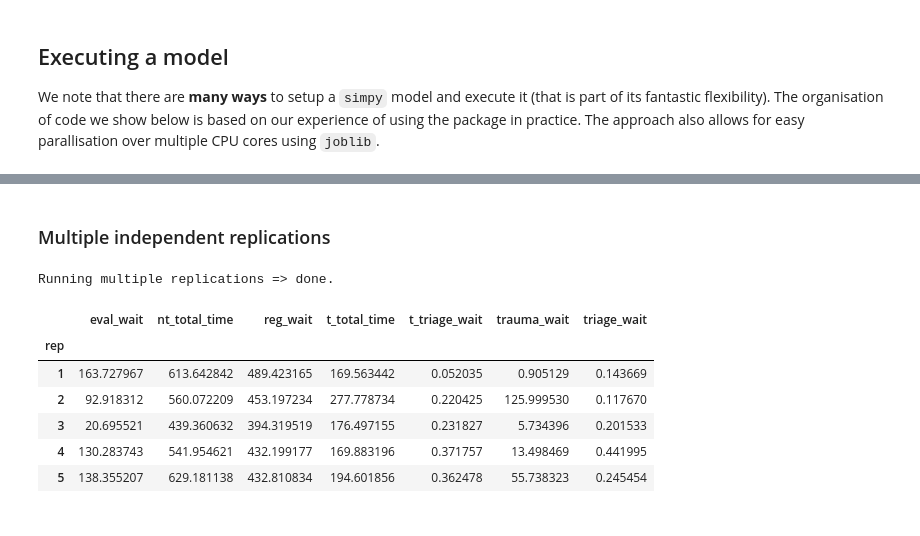
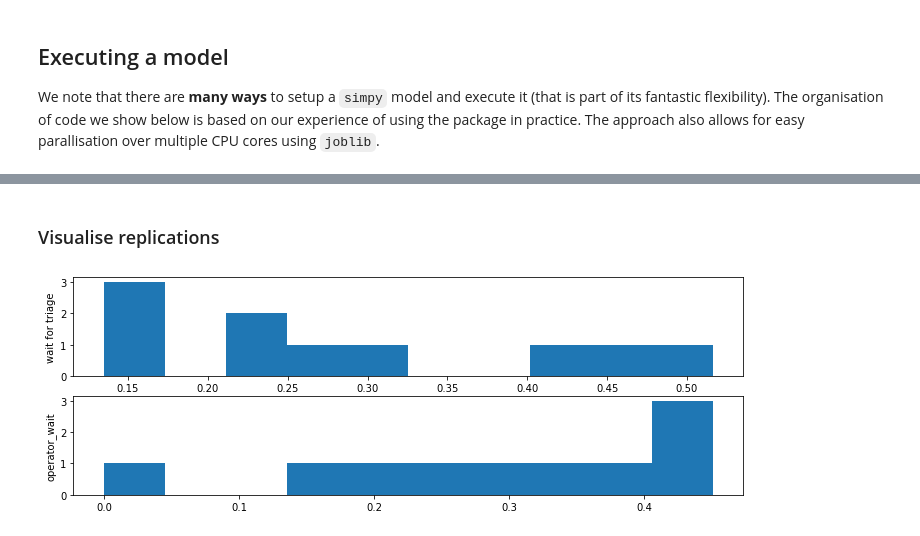
Before and after one commit to TomMonks/open-science-for-sim, a Jupyter notebook: src/notebooks/01_foss_sim/01_simpy.ipynb, the cells around one changed output, grey strips where cells are left out. Cells and saved outputs as stored; diff of their text form; code cells hidden in the pictures.

Commit message:
SIMPY: scenario analysis added

```diff
--- a/src/notebooks/01_foss_sim/01_simpy.ipynb
+++ b/src/notebooks/01_foss_sim/01_simpy.ipynb
@@ -280,6 +290,7 @@ class Scenario:
         '''
         #sampling
         self.random_number_set = random_number_set
+        self.init_resourse_counts()
         self.init_sampling()
 
     def set_random_no_set(self, random_number_set):
@@ -834,12 +845,12 @@ class TreatmentCentreModel:
                                if p.total_time > -np.inf]).mean()
 
         self.results = {'triage_wait': mean_triage_wait,
-                      'reg_wait':mean_reg_wait,
-                      'eval_wait':mean_wait_eval,
-                      'nt_total_time':mean_total,
-                      't_triage_wait': mean_triage_wait2,
-                      'trauma_wait':mean_trauma_wait,
-                      't_total_time':mean_total2}
+                        'registration_wait':mean_reg_wait,
+                        'examination_wait':mean_wait_eval,
+                        'nt_total_time':mean_total,
+                        'triage_wait2': mean_triage_wait2,
+                        'trauma_wait':mean_trauma_wait,
+                        't_total_time':mean_total2}
 
 
 
@@ -950,0 +976,9 @@ Running simulation ... => simulation complete.
+# %%
+args = Scenario()
+
+#run multiple replications.
+#by default it runs 5 replications.
+print('Running multiple replications', end=' => ')
+results  = multiple_replications(args, n_reps=10)
+print('done.\n')
+results.head()
@@ -951,20 +1007,10 @@ Running simulation ... => simulation complete.
 # %% [markdown]
-### Multiple independent replications
+### Visualise replications
-# %%
-args = Scenario()
-
-#run multiple replications.
-#by default it runs 5 replications.
-print('Running multiple replications', end=' => ')
-results  = multiple_replications(args, n_reps=5)
-print('done.\n')
-results
-# %% [output]
-Running multiple replications => done.
-|  | eval_wait | nt_total_time | reg_wait | t_total_time | t_triage_wait | trauma_wait | triage_wait |
-| rep |  |  |  |  |  |  |  |
-| 1 | 163.727967 | 613.642842 | 489.423165 | 169.563442 | 0.052035 | 0.905129 | 0.143669 |
-| 2 | 92.918312 | 560.072209 | 453.197234 | 277.778734 | 0.220425 | 125.999530 | 0.117670 |
-| 3 | 20.695521 | 439.360632 | 394.319519 | 176.497155 | 0.231827 | 5.734396 | 0.201533 |
-| 4 | 130.283743 | 541.954621 | 432.199177 | 169.883196 | 0.371757 | 13.498469 | 0.441995 |
-| 5 | 138.355207 | 629.181138 | 432.810834 | 194.601856 | 0.362478 | 55.738323 | 0.245454 |
+# %%
+fig, ax = plt.subplots(2, 1, figsize=(12,4))
+ax[0].hist(results['triage_wait']);
+ax[0].set_ylabel('wait for triage')
+ax[1].hist(results['triage_wait2']);
+ax[1].set_ylabel('operator_wait');
+# %% [output]
+[figure, added]
```
Also changed, not shown: parts of 21 cells of this notebook.
